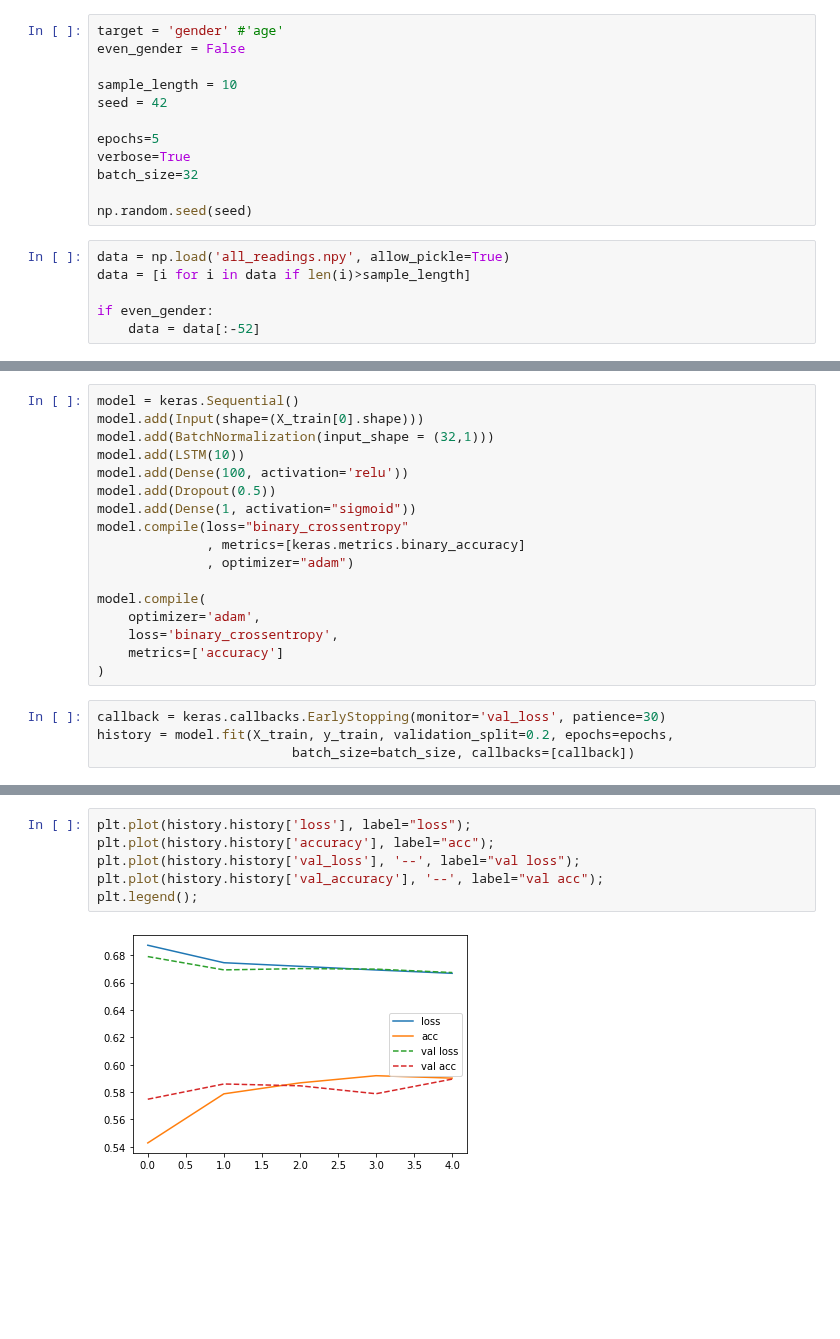
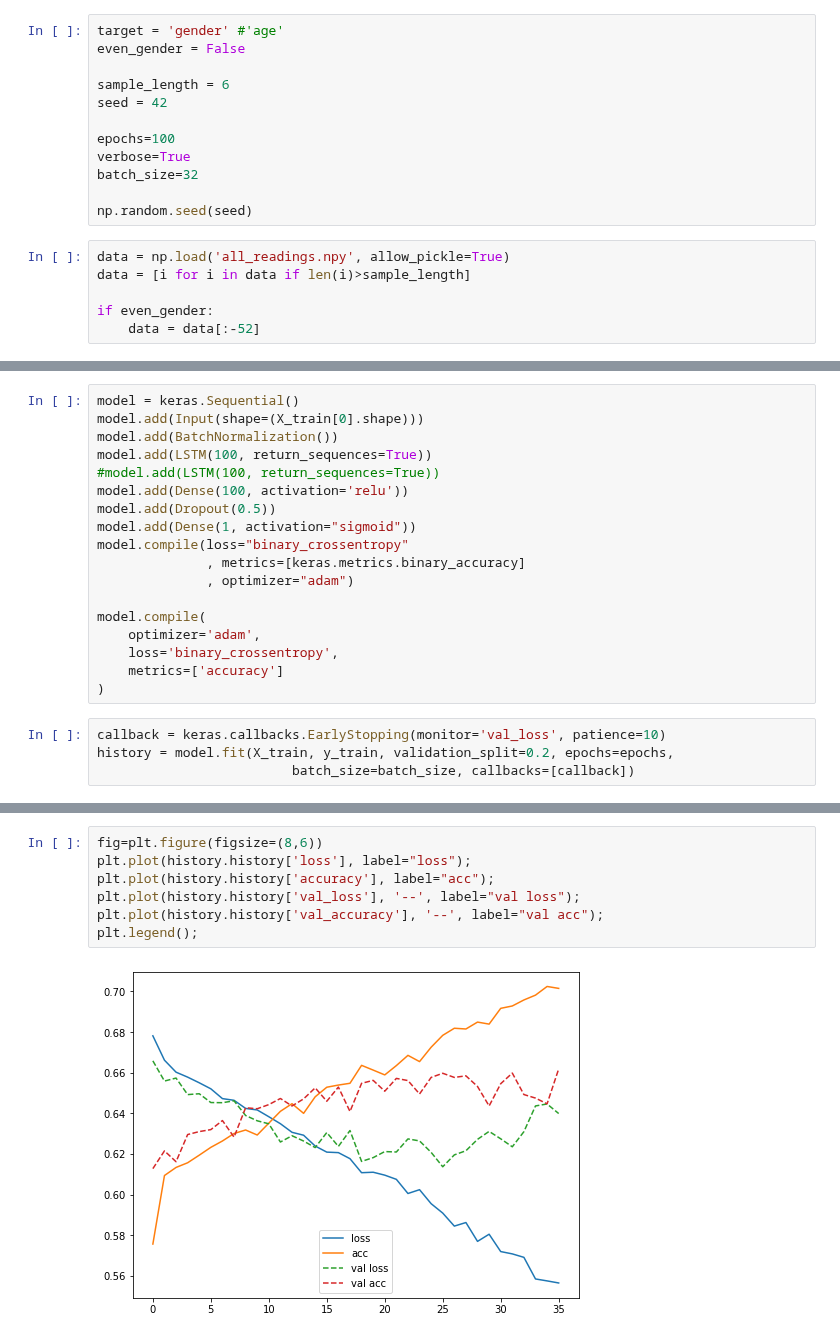
Before and after one commit to kroglkt/CogSci3, a Jupyter notebook: LSTM.ipynb, the cells around one changed output, grey strips where cells are left out. Drawn from its saved outputs; the diff is of its cells as text; blank space fills up the shorter version.

```diff
--- a/LSTM.ipynb
+++ b/LSTM.ipynb
@@ -29,10 +47,10 @@ To do:
 target = 'gender' #'age'
 even_gender = False
 
-sample_length = 10
+sample_length = 6
 seed = 42
 
-epochs=5
+epochs=100
 verbose=True
 batch_size=32
 
@@ -114,8 +139,9 @@ X shape: (14969, 10, 12), y shape: (14969, 1)
 # %%
 model = keras.Sequential()
 model.add(Input(shape=(X_train[0].shape)))
-model.add(BatchNormalization(input_shape = (32,1)))
-model.add(LSTM(10))
+model.add(BatchNormalization())
+model.add(LSTM(100, return_sequences=True))
+#model.add(LSTM(100, return_sequences=True))
 model.add(Dense(100, activation='relu'))
 model.add(Dropout(0.5))
 model.add(Dense(1, activation="sigmoid"))
@@ -129,7 +155,7 @@ model.compile(
     metrics=['accuracy']
 )
 # %%
-callback = keras.callbacks.EarlyStopping(monitor='val_loss', patience=30)
+callback = keras.callbacks.EarlyStopping(monitor='val_loss', patience=10)
 history = model.fit(X_train, y_train, validation_split=0.2, epochs=epochs,
                          batch_size=batch_size, callbacks=[callback])
 # %% [output]
@@ -146,8 +179,9 @@ Epoch 5/5
 # %%
+fig=plt.figure(figsize=(8,6))
 plt.plot(history.history['loss'], label="loss");
 plt.plot(history.history['accuracy'], label="acc");
 plt.plot(history.history['val_loss'], '--', label="val loss");
 plt.plot(history.history['val_accuracy'], '--', label="val acc");
 plt.legend();
 # %% [output]
-[figure, old version]
+[figure, new version]
```
Also changed, not shown: parts of 12 cells of this notebook.
